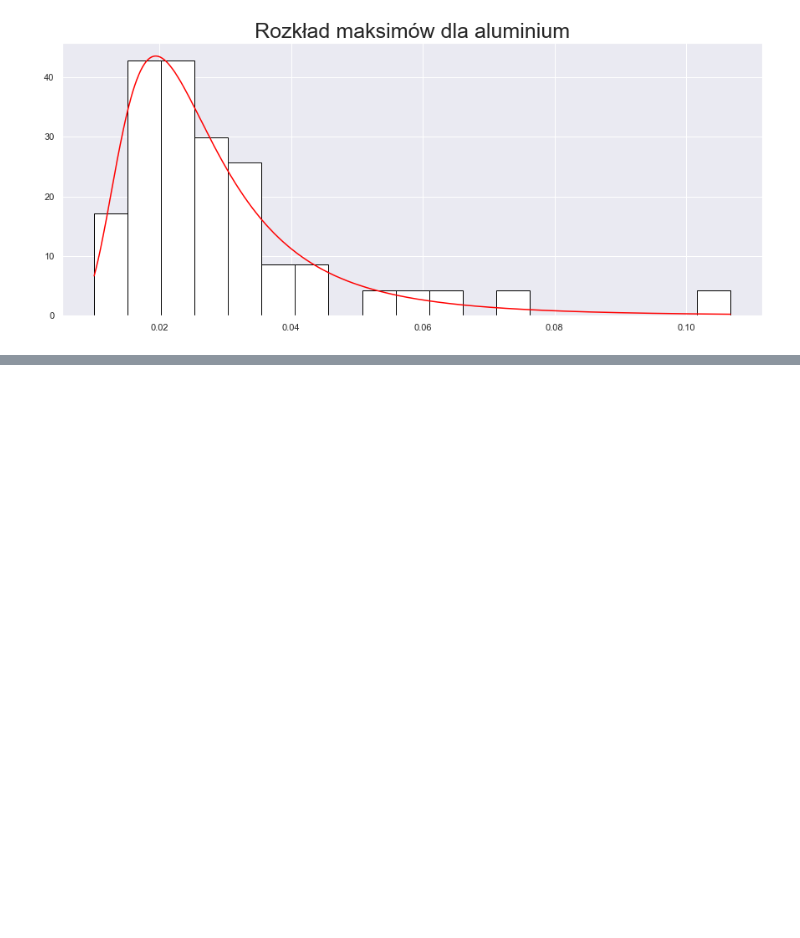
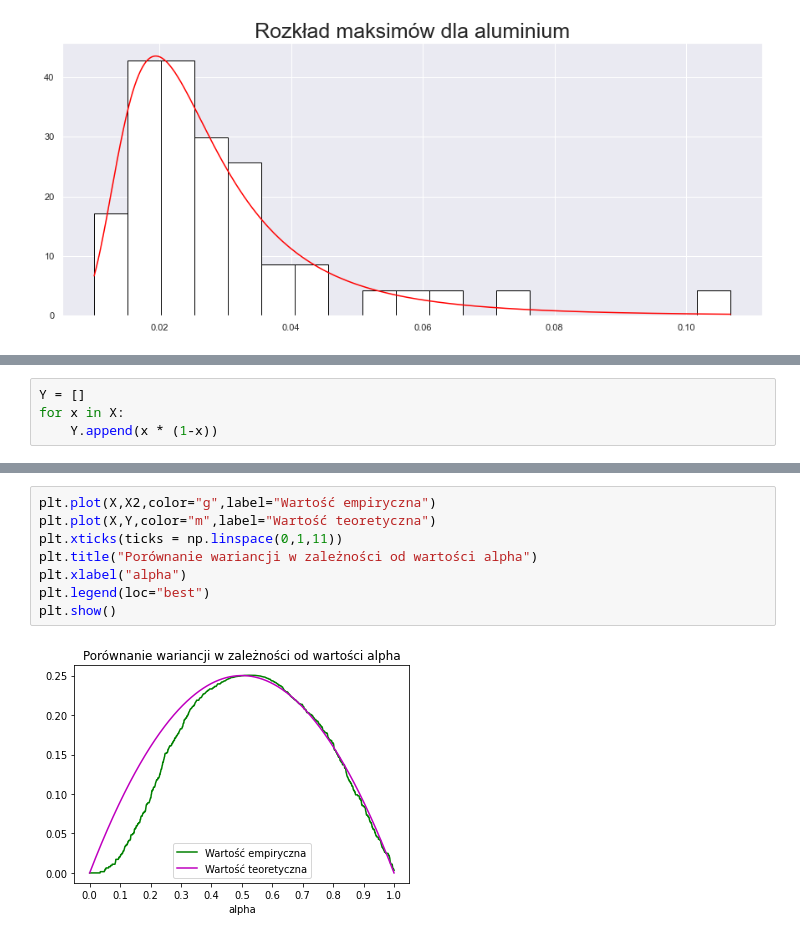
Before and after one commit to Szymex49/NVIDIA_risk_management, a Jupyter notebook: Prezentacja_2.ipynb, the cells around one changed output, grey strips where cells are left out. Drawn from its saved outputs; the diff is of its cells as text; blank space fills up the shorter version.

```diff
--- a/Prezentacja_2.ipynb
+++ b/Prezentacja_2.ipynb
@@ -498,0 +577,4 @@ sigma = 0.008716402453550754
+# %%
+Y = []
+for x in X:
+    Y.append(x * (1-x))
@@ -498,0 +591,10 @@ sigma = 0.008716402453550754
+# %%
+plt.plot(X,X2,color="g",label="Wartość empiryczna")
+plt.plot(X,Y,color="m",label="Wartość teoretyczna")
+plt.xticks(ticks = np.linspace(0,1,11))
+plt.title("Porównanie wariancji w zależności od wartości alpha")
+plt.xlabel("alpha")
+plt.legend(loc="best")
+plt.show()
+# %% [output]
+[figure, added]
```
Also changed, not shown: parts of 11 cells of this notebook, 1 other file.
